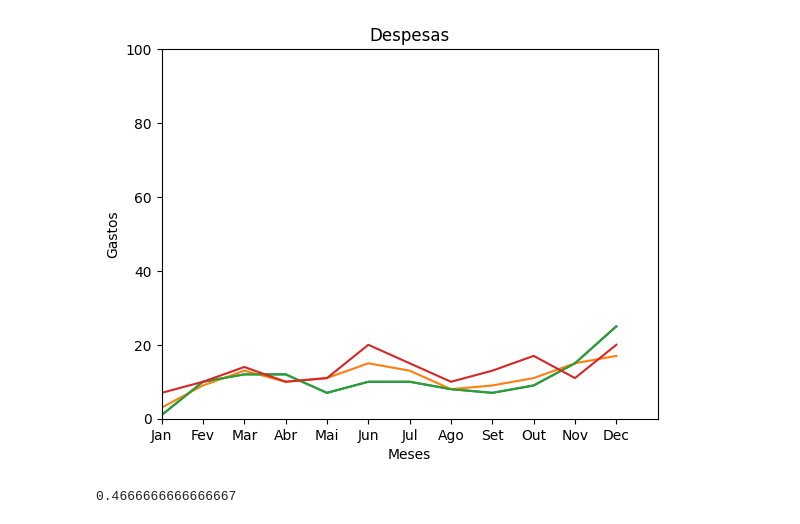
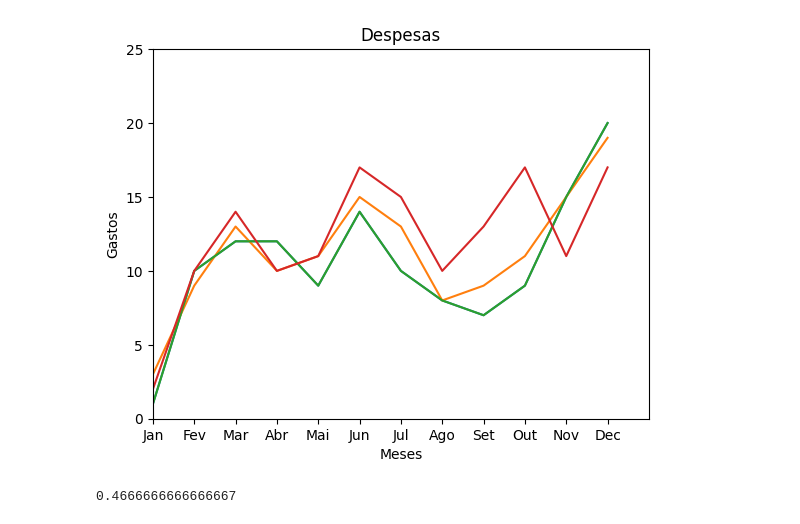
Before and after one commit to npereira89/learn_python, a Jupyter notebook: HelloWorld.ipynb, the cells around one changed output. Drawn from its saved outputs; the diff is of its cells as text; code cells hidden in the pictures.

```diff
--- a/HelloWorld.ipynb
+++ b/HelloWorld.ipynb
@@ -64,23 +64,23 @@ wb.close()
 # %%
 import matplotlib.pyplot as plt
 
-plt.axis((0, 12, 0, 100))
+plt.axis((0, 12, 0, 25))
 
 x = ['Jan','Fev', 'Mar', 'Abr', 'Mai', 'Jun', 'Jul', 'Ago', 'Set','Out','Nov','Dec']
-y = [1, 10, 12, 12, 7, 10, 10, 8,7,9,15,25]
-gas = [3, 9, 13, 10, 11, 15, 13, 8, 9,11,15,17]
-elect = [7, 10, 14, 10, 11, 20, 15, 10, 13, 17, 11,20]
-agua = [17, 15, 14, 5, 10, 13, 16, 18, 20, 22, 25,30]
+y = [1, 10, 12, 12, 9, 14, 10, 8,7,9,15,20]
+gas = [3, 9, 13, 10, 11, 15, 13, 8, 9,11,15,19]
+elect = [2, 10, 14, 10, 11, 17, 15, 10, 13, 17, 11,17]
+agua = [4, 15, 14, 5, 10, 13, 19, 18, 20, 22, 17,18]
 
 plt.plot(x, y, gas)  # gráfico de linhas
 plt.plot( x, y, elect)
 plt.title("Despesas")
 plt.xlabel("Meses")
 plt.ylabel("Gastos")
 
 plt.show()
 # %% [output]
-[figure, old version]
+[figure, new version]
 # %%
 import pandas as pd
 import numpy as np
```
Also changed, not shown: parts of 2 cells of this notebook.
